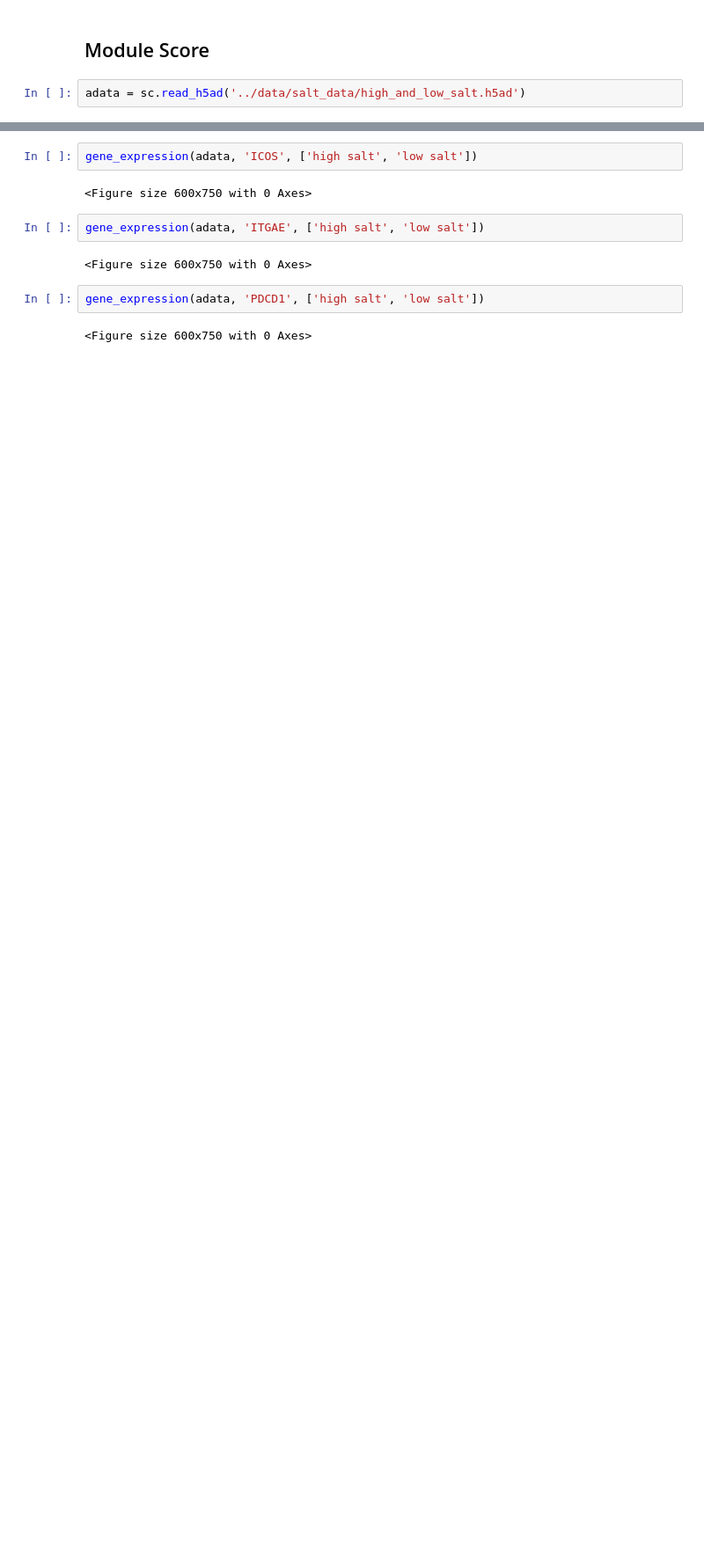
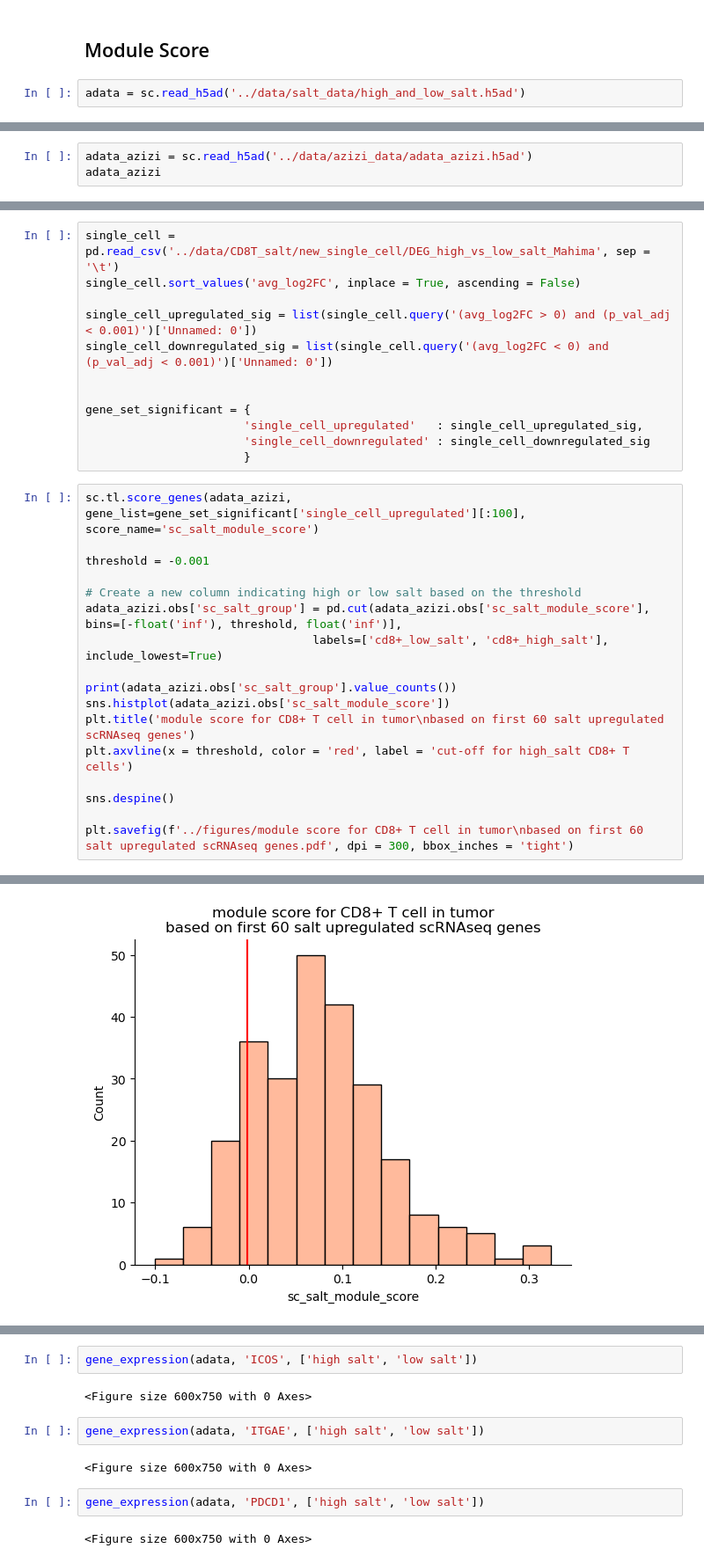
Before and after one commit to mBiocoder/Nature_immunology_code_repository, a Jupyter notebook: CD8_Tm_scRNAseq/CD8_Tm_scRNAseq_analysis.ipynb, the cells around one changed output, grey strips where cells are left out. Shown at 88% size. Drawn from its saved outputs; the diff is of its cells as text; blank space fills up the shorter version.

```diff
--- a/CD8_Tm_scRNAseq/CD8_Tm_scRNAseq_analysis.ipynb
+++ b/CD8_Tm_scRNAseq/CD8_Tm_scRNAseq_analysis.ipynb
@@ -146,0 +168,3 @@ def gene_expression(adata, gene, conditions):
+# %%
+adata_azizi = sc.read_h5ad('../data/azizi_data/adata_azizi.h5ad')
+adata_azizi
@@ -146,0 +179,30 @@ def gene_expression(adata, gene, conditions):
+# %%
+single_cell = pd.read_csv('../data/CD8T_salt/new_single_cell/DEG_high_vs_low_salt_Mahima', sep = '\t')
+single_cell.sort_values('avg_log2FC', inplace = True, ascending = False)
+
+single_cell_upregulated_sig = list(single_cell.query('(avg_log2FC > 0) and (p_val_adj < 0.001)')['Unnamed: 0'])
+single_cell_downregulated_sig = list(single_cell.query('(avg_log2FC < 0) and (p_val_adj < 0.001)')['Unnamed: 0'])
+
+
+gene_set_significant = {
+                       'single_cell_upregulated'   : single_cell_upregulated_sig,
+                       'single_cell_downregulated' : single_cell_downregulated_sig
+                       }
+# %%
+sc.tl.score_genes(adata_azizi, gene_list=gene_set_significant['single_cell_upregulated'][:100], score_name='sc_salt_module_score')
+
+threshold = -0.001
+
+# Create a new column indicating high or low salt based on the threshold
+adata_azizi.obs['sc_salt_group'] = pd.cut(adata_azizi.obs['sc_salt_module_score'], bins=[-float('inf'), threshold, float('inf')],
+                                 labels=['cd8+_low_salt', 'cd8+_high_salt'], include_lowest=True)
+
+print(adata_azizi.obs['sc_salt_group'].value_counts())
+sns.histplot(adata_azizi.obs['sc_salt_module_score'])
+plt.title('module score for CD8+ T cell in tumor\nbased on first 60 salt upregulated scRNAseq genes')
+plt.axvline(x = threshold, color = 'red', label = 'cut-off for high_salt CD8+ T cells')
+
+sns.despine()
+
+plt.savefig(f'../figures/module score for CD8+ T cell in tumor\nbased on first 60 salt upregulated scRNAseq genes.pdf', dpi = 300, bbox_inches = 'tight')
+# %% [output]
@@ -146,0 +214 @@ def gene_expression(adata, gene, conditions):
+[figure, added]
```
Also changed, not shown: parts of 38 cells of this notebook.
